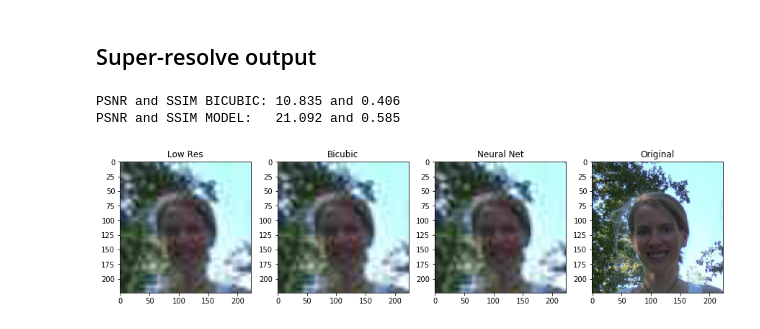
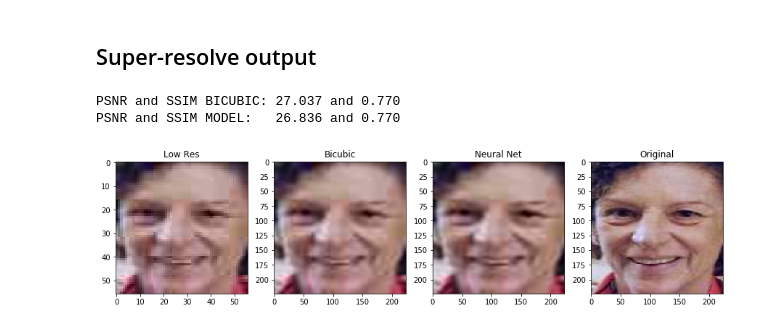
Before and after one commit to angelomenezes/Pytorch_Face_SR, a Jupyter notebook: super_resolve.ipynb, the cells around one changed output. Cells and saved outputs as stored; diff of their text form; code cells hidden in the pictures.

```diff
--- a/super_resolve.ipynb
+++ b/super_resolve.ipynb
@@ -24,25 +23,25 @@ import torchvision.utils as utils
 #low_res_img_path = '../dataset/300W-3D-crap-56/test/AFW_37096733_1.jpg'
 #original_img_path = '../dataset/300W-3D-low-res-22/test/AFW_37096733_1.jpg'
 
-low_res_img_path = '/media/angelo/DATEN/Datasets/Experiment_Masters/300W-3D-low-res-56/test/AFW_37096733_1.jpg'
-original_img_path = '/media/angelo/DATEN/Datasets/Experiment_Masters/300W-3D-low-res-224/test/AFW_37096733_1.jpg'
+#low_res_img_path = '/media/angelo/DATEN/Datasets/Experiment_Masters/300W-3D-low-res-56/test/AFW_37096733_1.jpg'
+#original_img_path = '/media/angelo/DATEN/Datasets/Experiment_Masters/300W-3D-low-res-224/test/AFW_37096733_1.jpg'
 
-model_path = 'models/SRCNN_x4_epoch_100.pth'
-#model_path_1 = 'netG_epoch_4_5.pth'
-#model_path_2 = 'netG_epoch_4_10.pth'
+low_res_img_path = '/media/angelo/DATEN/Datasets/CelebA/LR_56/test/018010.jpg'
+original_img_path = '/media/angelo/DATEN/Datasets/CelebA/HR/test/018010.jpg'
+
+#model_path = 'models/SubCNN_coord_x4_epoch_20.pth'
+model_path = 'models/SRCNN_coord_x4_epoch_40.pth'
 # %%
 # Input Image Setting
 
 GPU_IN_USE = torch.cuda.is_available()
 
 # For SRCNN and VDSR
-img = Image.open(low_res_img_path).resize((224,224), Image.BICUBIC).convert('YCbCr')
+img = Image.open(low_res_img_path).convert('YCbCr').resize((224,224), Image.BICUBIC)
 
 #For SubPixelCNN
 #img = Image.open(low_res_img_path).convert('YCbCr')
-
 y, cb, cr = img.split()
-#img = Image.open(low_res_img_path)
 # %%
 # Input image setting
 
@@ -65,39 +64,43 @@ out_img_y *= 255.0
 out_img_y = out_img_y.clip(0, 255)
 out_img_y = Image.fromarray(np.uint8(out_img_y[0]), mode='L')
 
-out_img_cb = cb.resize(out_img_y.size, Image.BICUBIC)
-out_img_cr = cr.resize(out_img_y.size, Image.BICUBIC)
+out_img_cb = cb
+out_img_cr = cr
+
+#out_img_cb = cb.resize(out_img_y.size, Image.BICUBIC)
+#out_img_cr = cr.resize(out_img_y.size, Image.BICUBIC)
+
 out_img = Image.merge('YCbCr', [out_img_y, out_img_cb, out_img_cr]).convert('RGB')
 
 #out_img.save('result.png')
 # %%
 # Checking image quality
 
 real_img = Image.open(original_img_path)
-bicubic_img = img.resize((224,224),resample=Image.BICUBIC)
+bicubic_img = Image.open(low_res_img_path).resize((224,224),resample=Image.BICUBIC)
 
 # PSNR and SSIM - Bilinear Interpolation
 
 print('PSNR and SSIM BICUBIC: %.3f and %.3f' %(psnr(np.array(bicubic_img), np.array(real_img)),
                                                ssim(np.array(bicubic_img), np.array(real_img), multichannel=True)))
 print('PSNR and SSIM MODEL:   %.3f and %.3f' %(psnr(np.array(out_img), np.array(real_img)),
                                                ssim(np.array(out_img), np.array(real_img), multichannel=True)))
 
 plt.figure(figsize=(15,15))
 plt.subplot(1,4,1)
 plt.gca().set_title('Low Res')
-plt.imshow(img)
+plt.imshow(Image.open(low_res_img_path))
 plt.subplot(1,4,2)
 plt.gca().set_title('Bicubic')
 plt.imshow(bicubic_img)
 plt.subplot(1,4,3)
 plt.gca().set_title('Neural Net')
 plt.imshow(out_img)
 plt.subplot(1,4,4)
 plt.gca().set_title('Original')
 plt.imshow(real_img)
 plt.show()
 # %% [output]
-PSNR and SSIM BICUBIC: 10.835 and 0.406
-PSNR and SSIM MODEL:   21.092 and 0.585
+PSNR and SSIM BICUBIC: 27.037 and 0.770
+PSNR and SSIM MODEL:   26.836 and 0.770
-[figure, old version]
+[figure, new version]
```
Also changed, not shown: parts of 1 cell of this notebook, 17 other files.
